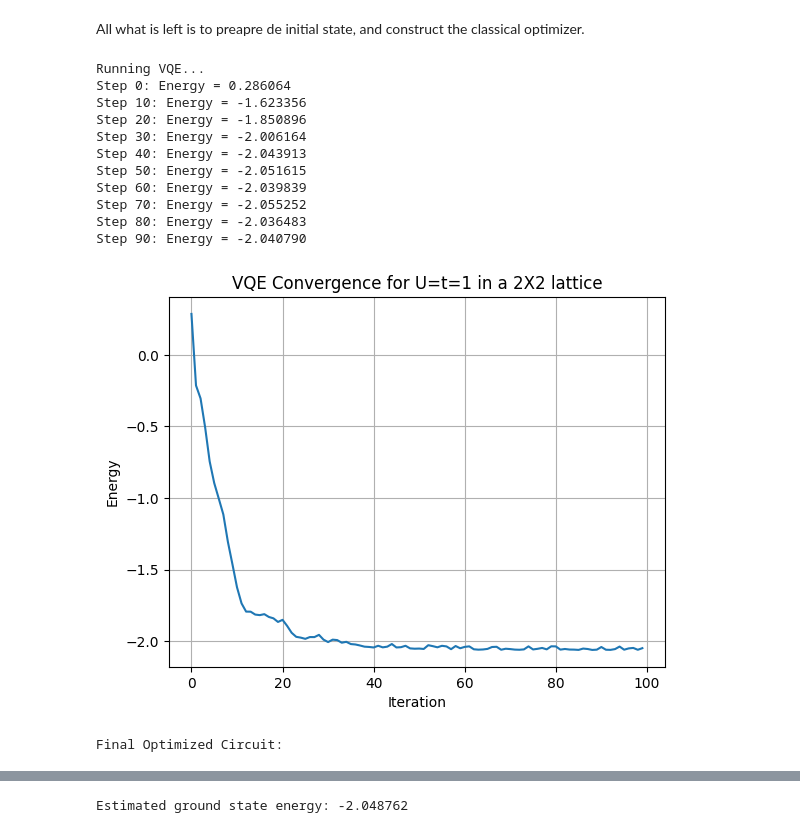
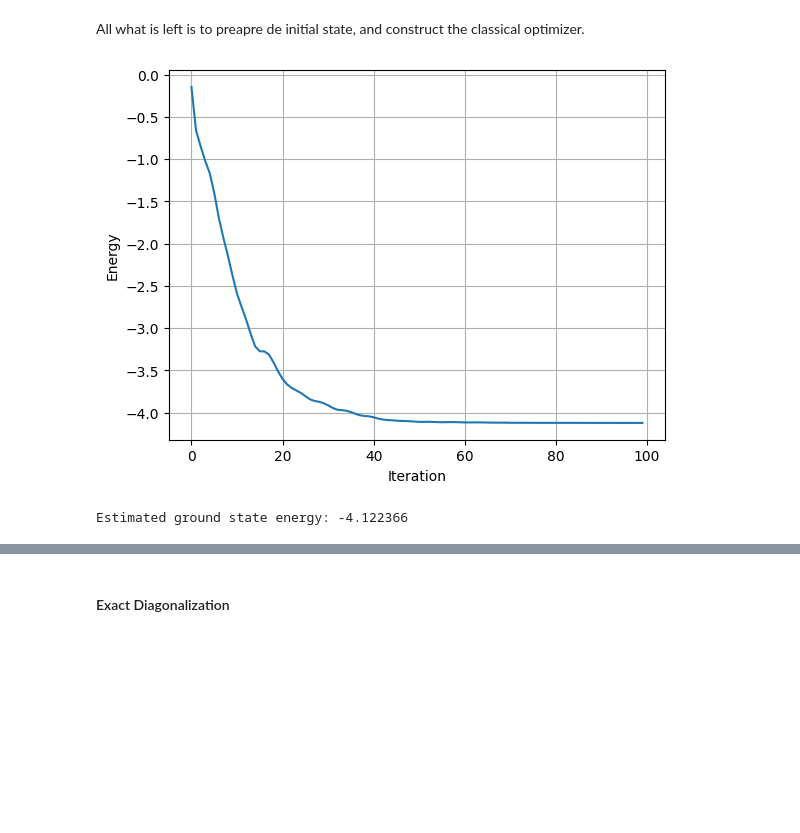
Before and after one commit to PabloAndagana/Fermi-Hubbard-VQE, a Jupyter notebook: Fermi_Hubbard_VQE.ipynb, the cells around one changed output, grey strips where cells are left out. Cells and saved outputs as stored; diff of their text form; code cells hidden in the pictures; blank space fills up the shorter version.

Commit message:
Add exact diagonalization

```diff
--- a/Fermi_Hubbard_VQE.ipynb
+++ b/Fermi_Hubbard_VQE.ipynb
@@ -36,5 +18,3 @@ layers = 5
-# %%
-hamiltonian = qml.spin.fermi_hubbard("square", n_cells, hopping=t, coulomb=U)
 # %%
 dev = qml.device("default.qubit", wires=n_qubits)
 qml.drawer.use_style('pennylane')
@@ -122,72 +103,74 @@ def hva_layer(params, layer):
 # %% [markdown]
 All what is left is to preapre de initial state, and construct the classical optimizer.
+# %%
+def givens_rotation(i, j, theta, phi=0):
+    qml.CNOT(wires=[j, i])
+    qml.RZ(phi, wires=j)
+    qml.CRY(2 * theta, wires=[i, j])
+    qml.CNOT(wires=[j, i])
+# %%
+def prepare_initial_state_givens():
+    qml.PauliX(wires=0)
+    qml.PauliX(wires=2)
+
+    qml.PauliX(wires=4)
+    qml.PauliX(wires=6)
+
+    givens_rotation(0, 1, np.pi / 4)
+    givens_rotation(2, 3, np.pi / 4)
+    givens_rotation(4, 5, np.pi / 4)
+    givens_rotation(6, 7, np.pi / 4)
 # %%
-                                                                                                                                                                                                                                                                                                                                                                                                                                             # Prepare initial half-filled Slater determinant (2↑, 2↓)
 def prepare_initial_state():
-    # 0,2 (↑) and 4,6 (↓) as occupied
-    for i in [0, 2, 4, 6]:
-        qml.PauliX(wires=i)
+    prepare_initial_state_givens()
 
 # Cost circuit
 def circuit(params):
-    prec = 0.1
-    rand_angle = np.pi + prec*np.random.rand() #noise
-    for i in range(n_qubits):
-        qml.RX(rand_angle, wires=i)
+    #prec = 0.1
+    #rand_angle = np.pi + prec*np.random.rand() #noise
+    #for i in range(n_qubits):
+        #qml.RX(rand_angle, wires=i)
     prepare_initial_state()
     for l in range(layers):
         hva_layer(params, l)
 
+@qml.qnode(dev)
+def circuit_state(params):
+  circuit(params)
+  return qml.state()
 
 @qml.qnode(dev)
 def cost_fn(params):
     circuit(params)
     return qml.expval(hamiltonian)
 
-# Run VQE
 def run_vqe(max_steps=100):
     np.random.seed(42)
-    params = np.random.uniform(0, np.pi, size=(layers, 12))
+    params = np.random.uniform(0, np.pi, size=(layers, 8))
     opt = qml.AdamOptimizer(stepsize=0.1)
     energies = []
 
     for i in range(max_steps):
         params, energy = opt.step_and_cost(cost_fn, params)
         energies.append(energy)
-        if i % 10 == 0:
-            print(f"Step {i}: Energy = {energy:.6f}")
 
-    # Plot convergence
     plt.plot(energies)
     plt.xlabel("Iteration")
     plt.ylabel("Energy")
-    plt.title("VQE Convergence for U=t=1 in a 2X2 lattice")
     plt.grid()
     plt.show()
 
-    print("\nFinal Optimized Circuit:")
-    fig, ax = qml.draw_mpl(cost_fn)(params)
-    plt.show()
+    #print("\nFinal Optimized Circuit:")
+    #fig, ax = qml.draw_mpl(cost_fn)(params)
+    #plt.show()
 
+    #print(circuit_state(params))
     return energy
 
 
 
-# Execute
-print("Running VQE...")
 ground_energy = run_vqe()
 print(f"Estimated ground state energy: {ground_energy:.6f}")
 # %% [output]
+[figure, new version]
-Running VQE...
-Step 0: Energy = 0.286064
-Step 10: Energy = -1.623356
-Step 20: Energy = -1.850896
-Step 30: Energy = -2.006164
-Step 40: Energy = -2.043913
-Step 50: Energy = -2.051615
-Step 60: Energy = -2.039839
-Step 70: Energy = -2.055252
-Step 80: Energy = -2.036483
-Step 90: Energy = -2.040790
+Estimated ground state energy: -4.122366
-[figure, old version]
-Final Optimized Circuit:
@@ -195 +177,2 @@ Final Optimized Circuit:
-Estimated ground state energy: -2.048762
+# %% [markdown]
+#### Exact Diagonalization
```
Also changed, not shown: parts of 12 cells of this notebook.
